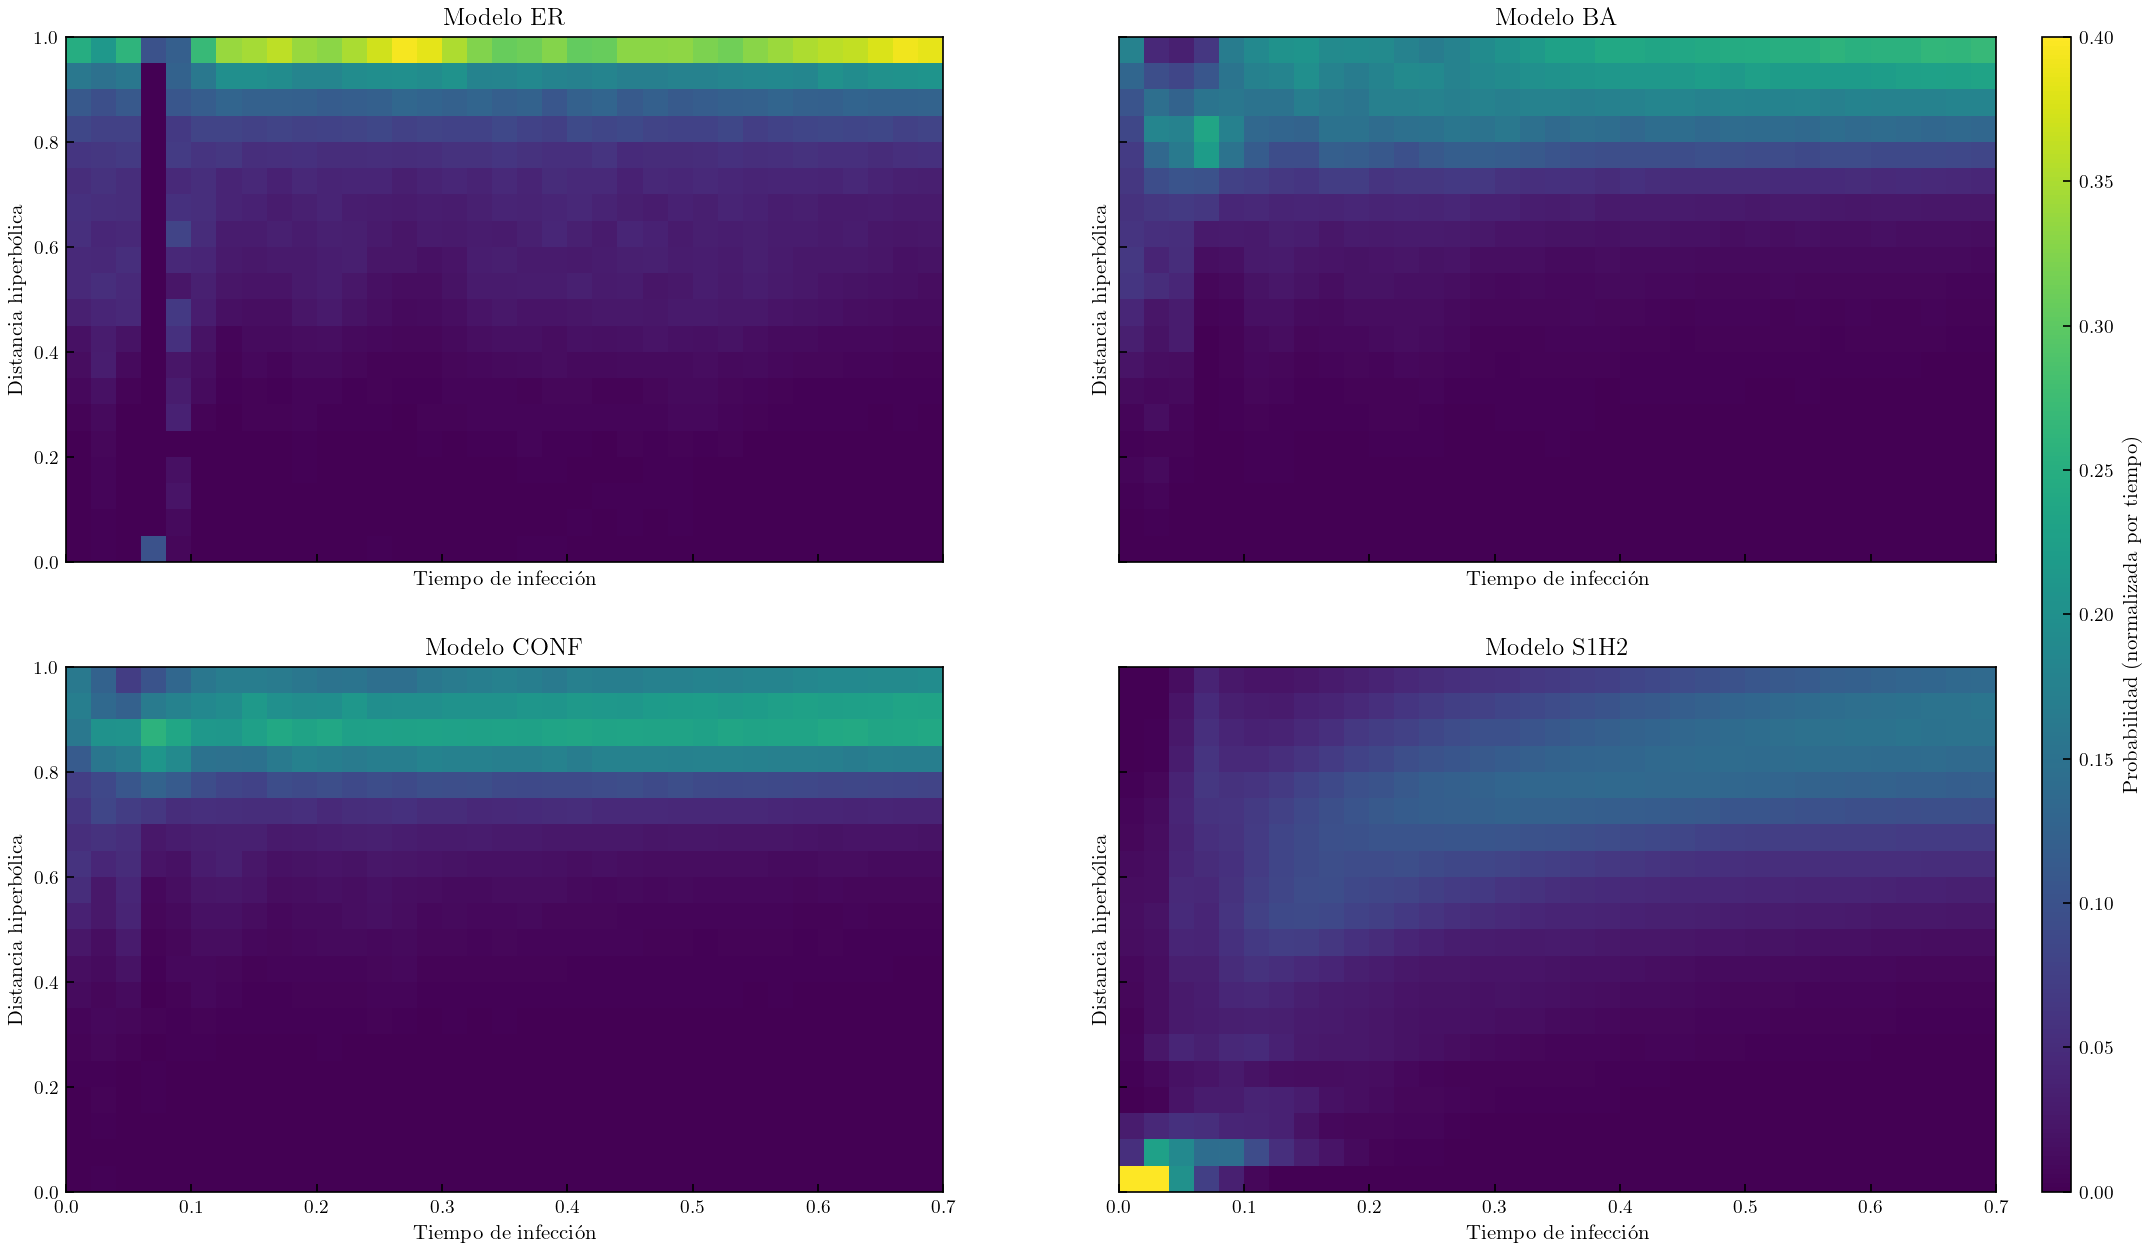
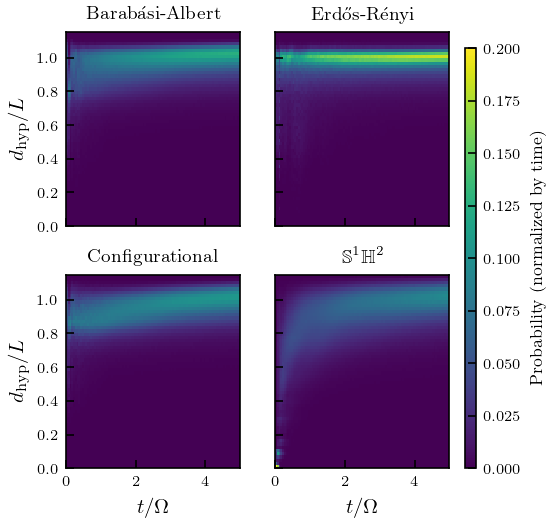
The notebook cell's code change between the first figure and the second:
--- before
+++ after
@@ -9,28 +9,32 @@
 # Configuración
 # =============================================================================
-MODELS = ["er", "ba", "conf", "s1h2"]
-DIST_MIN, DIST_MAX = 0.0, 1.0
-TIME_MIN, TIME_MAX = 0.0, 0.7
-NUM_DIST_BINS = 20
-NUM_TIME_BINS = 35
+MODELS = ["ba", "er", "conf", "s1h2"]
+MODEL_NAMES = ["Barabási-Albert", "Erdős-Rényi", "Configurational", r"$\mathbb{S}^1\mathbb{H}^2$"]
+
+DIST_MIN, DIST_MAX = 0.0, 1.15
+TIME_MIN, TIME_MAX = 0.0, 5.0
+NUM_DIST_BINS = 60
+NUM_TIME_BINS = 100
 
 dist_bins = np.linspace(DIST_MIN, DIST_MAX, NUM_DIST_BINS + 1)
 time_bins = np.linspace(TIME_MIN, TIME_MAX, NUM_TIME_BINS + 1)
 
+# Dimensiones para artículo de dos columnas (ancho de columna ~3.5 pulgadas)
+fig_width = 3.5
+fig_height = 3.5   # relación 1:1 porque es 2x2
+
 # =============================================================================
-# Función para dibujar un subplot con mapa de calor
+# Función para dibujar mapa de calor en un subplot
 # =============================================================================
-def draw_heatmap(ax, H_norm, dist_bins, time_bins, title, vmin=0, vmax=0.4):
+def draw_heatmap(ax, H_norm, dist_bins, time_bins, title, vmin, vmax):
     dist_centers = (dist_bins[:-1] + dist_bins[1:]) / 2
     time_centers = (time_bins[:-1] + time_bins[1:]) / 2
     im = ax.pcolormesh(time_centers, dist_centers, H_norm,
                        shading='auto', cmap='viridis', vmin=vmin, vmax=vmax)
-    ax.set_xlabel("Tiempo de infección")
-    ax.set_ylabel("Distancia hiperbólica")
-    ax.set_title(title)
+    ax.set_title(title, fontsize=9)
     return im
 
 # =============================================================================
-# Cargar todos los arrays .npy
+# Cargar datos
 # =============================================================================
 data = {}
@@ -38,36 +42,53 @@
     npy_file = f"generated-nets/hist2d_{model}_avgOverSeeds_norm.npy"
     if not os.path.exists(npy_file):
-        print(f"Archivo no encontrado: {npy_file} – omitiendo {model}")
+        print(f"File not found: {npy_file} – skipping {model}")
         data[model] = None
     else:
         H_norm = np.load(npy_file)
-        print(f"Cargado {npy_file} con forma {H_norm.shape}")
+        print(f"Loaded {npy_file} shape {H_norm.shape}")
         data[model] = H_norm
 
-# Verificar que todos los modelos tengan datos
 if any(v is None for v in data.values()):
-    print("Faltan datos para algún modelo. Saliendo.")
+    print("Missing data for some model. Exiting.")
     exit(1)
 
 # =============================================================================
-# Crear figura con 2x2 subplots
+# Crear figura 2x2 con ejes compartidos
 # =============================================================================
-fig, axes = plt.subplots(2, 2, dpi=150, figsize=(20, 10), sharex=True, sharey=True)
+fig, axes = plt.subplots(2, 2, figsize=(fig_width, fig_height),
+                         dpi=150, sharex=True, sharey=True)
 ax_flat = axes.flatten()
 
-# Parámetros comunes para el colorbar
-vmin, vmax = 0, 0.4
+vmin, vmax = 0, 0.2
 
-# Dibujar cada subplot
-for ax, model in zip(ax_flat, MODELS):
+# Dibujar subplots
+for ax, model, name in zip(ax_flat, MODELS, MODEL_NAMES):
     im = draw_heatmap(ax, data[model], dist_bins, time_bins,
-                      title=f"Modelo {model.upper()}", vmin=vmin, vmax=vmax)
+                      title=name, vmin=vmin, vmax=vmax)
 
-# Añadir una barra de color común en la parte inferior
-cbar = fig.colorbar(im, ax=axes, orientation='vertical', pad=0.02, aspect=40)
-cbar.set_label("Probabilidad (normalizada por tiempo)")
+# Configurar etiquetas solo en la fila inferior y columna izquierda
+for ax in axes[-1, :]:   # fila inferior (segunda fila)
+    ax.set_xlabel(r"$t/\Omega$")
+for ax in axes[:, 0]:    # columna izquierda
+    ax.set_ylabel(r"$d_\text{hyp}/L$")
 
-# plt.suptitle("Mapas de calor de distancia vs tiempo de infección\n(promedio sobre semillas)", fontsize=14)
-# plt.tight_layout()
-plt.savefig("heatmap_all_models.png", dpi=150)
+# Opcional: mejorar el formato de los números en los ejes
+for ax in ax_flat:
+    ax.tick_params(axis='both', which='major', labelsize=7)
+
+# Ajustar límites (ya compartidos, pero por claridad)
+for ax in ax_flat:
+    ax.set_xlim(TIME_MIN, TIME_MAX)
+    ax.set_ylim(DIST_MIN, DIST_MAX)
+
+# Añadir barra de color evitando superposición: reservar espacio a la derecha
+plt.subplots_adjust(right=0.85, left=0.12, bottom=0.12, top=0.95, wspace=0.2, hspace=0.25)
+cbar_ax = fig.add_axes([0.88, 0.12, 0.02, 0.8])  # [left, bottom, width, height]
+cbar = fig.colorbar(im, cax=cbar_ax)
+cbar.set_label("Probability (normalized by time)", fontsize=8)
+cbar.ax.tick_params(labelsize=7)
+
+# Guardar figura
+# plt.savefig("heatmap_all_models.png", dpi=300, bbox_inches='tight')
+plt.savefig("figs/heatmap_all_models.pdf", bbox_inches='tight')
 plt.show()

Commit: other labels